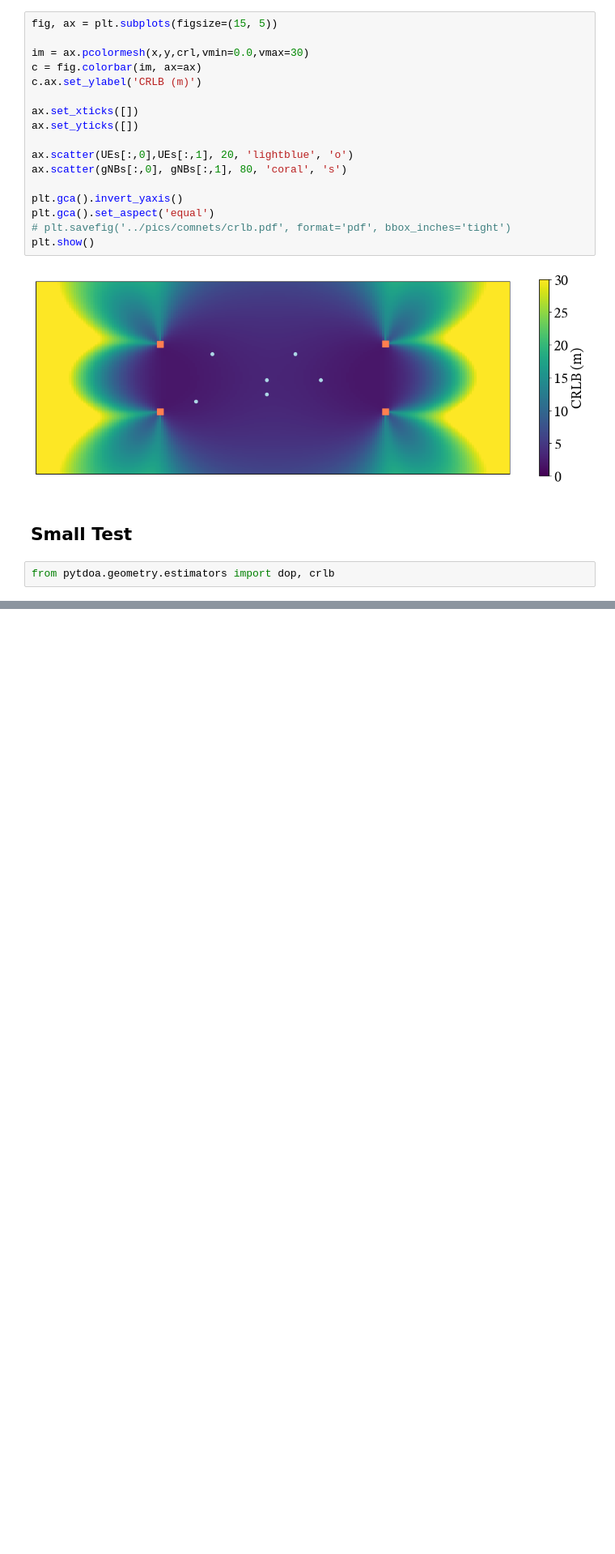
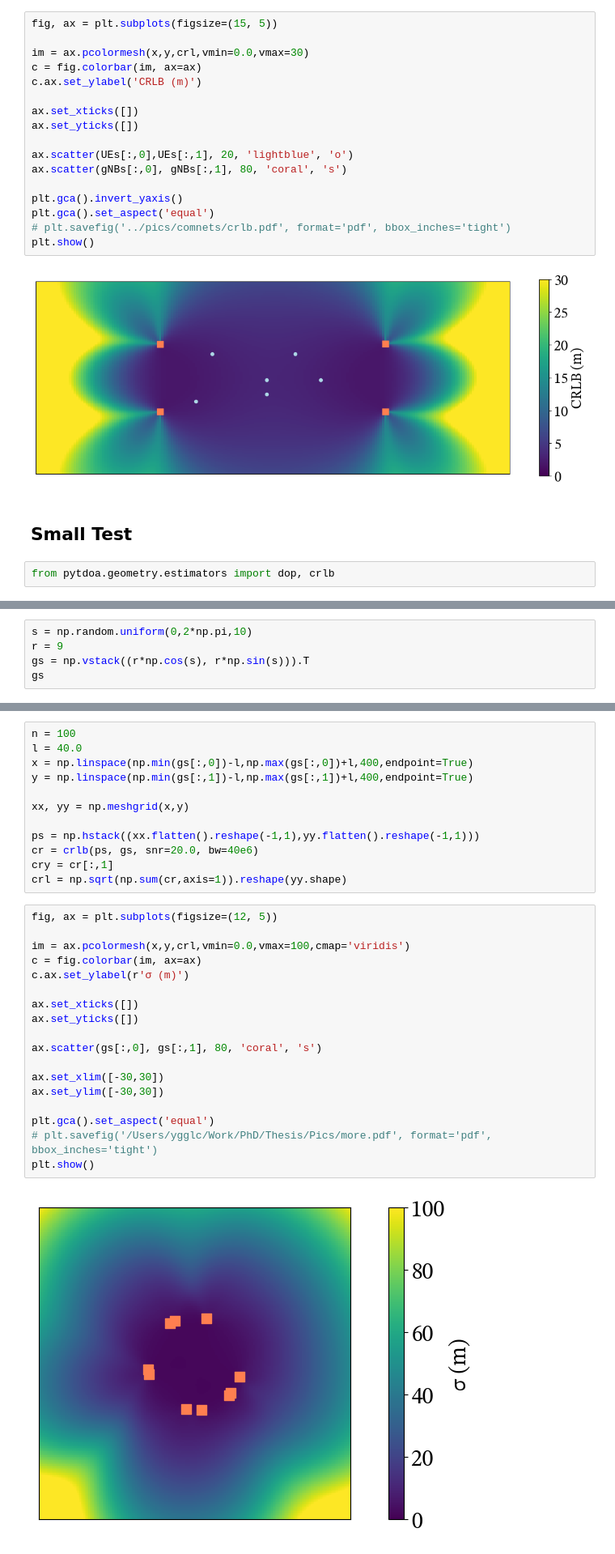
Before and after one commit to yagoliz/5glocalization, a Jupyter notebook: notebooks/ext-04-heatmap.ipynb, the cells around one changed output, grey strips where cells are left out. Shown at 81% size. Cells and saved outputs as stored; diff of their text form; blank space fills up the shorter version.

```diff
--- a/notebooks/ext-04-heatmap.ipynb
+++ b/notebooks/ext-04-heatmap.ipynb
@@ -170,0 +251,5 @@ plt.show()
+# %%
+s = np.random.uniform(0,2*np.pi,10)
+r = 9
+gs = np.vstack((r*np.cos(s), r*np.sin(s))).T
+gs
@@ -170,0 +267,32 @@ plt.show()
+# %%
+n = 100
+l = 40.0
+x = np.linspace(np.min(gs[:,0])-l,np.max(gs[:,0])+l,400,endpoint=True)
+y = np.linspace(np.min(gs[:,1])-l,np.max(gs[:,1])+l,400,endpoint=True)
+
+xx, yy = np.meshgrid(x,y)
+
+ps = np.hstack((xx.flatten().reshape(-1,1),yy.flatten().reshape(-1,1)))
+cr = crlb(ps, gs, snr=20.0, bw=40e6)
+cry = cr[:,1]
+crl = np.sqrt(np.sum(cr,axis=1)).reshape(yy.shape)
+# %%
+fig, ax = plt.subplots(figsize=(12, 5))
+
+im = ax.pcolormesh(x,y,crl,vmin=0.0,vmax=100,cmap='viridis')
+c = fig.colorbar(im, ax=ax)
+c.ax.set_ylabel(r'σ (m)')
+
+ax.set_xticks([])
+ax.set_yticks([])
+
+ax.scatter(gs[:,0], gs[:,1], 80, 'coral', 's')
+
+ax.set_xlim([-30,30])
+ax.set_ylim([-30,30])
+
+plt.gca().set_aspect('equal')
+# plt.savefig('/Users/ygglc/Work/PhD/Thesis/Pics/more.pdf', format='pdf', bbox_inches='tight')
+plt.show()
+# %% [output]
+[figure, added]
```
Also changed, not shown: parts of 14 cells of this notebook, 4 other files.
